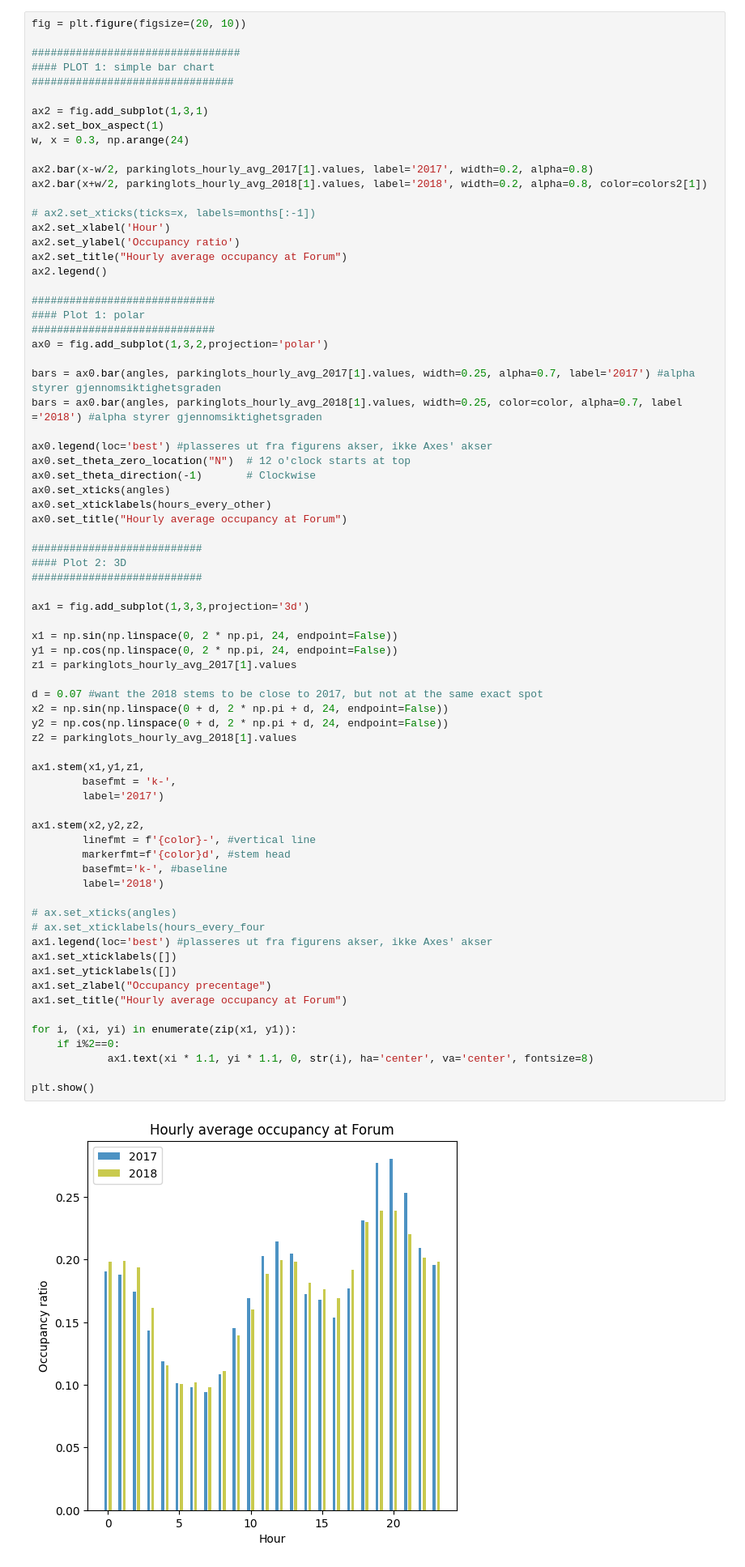
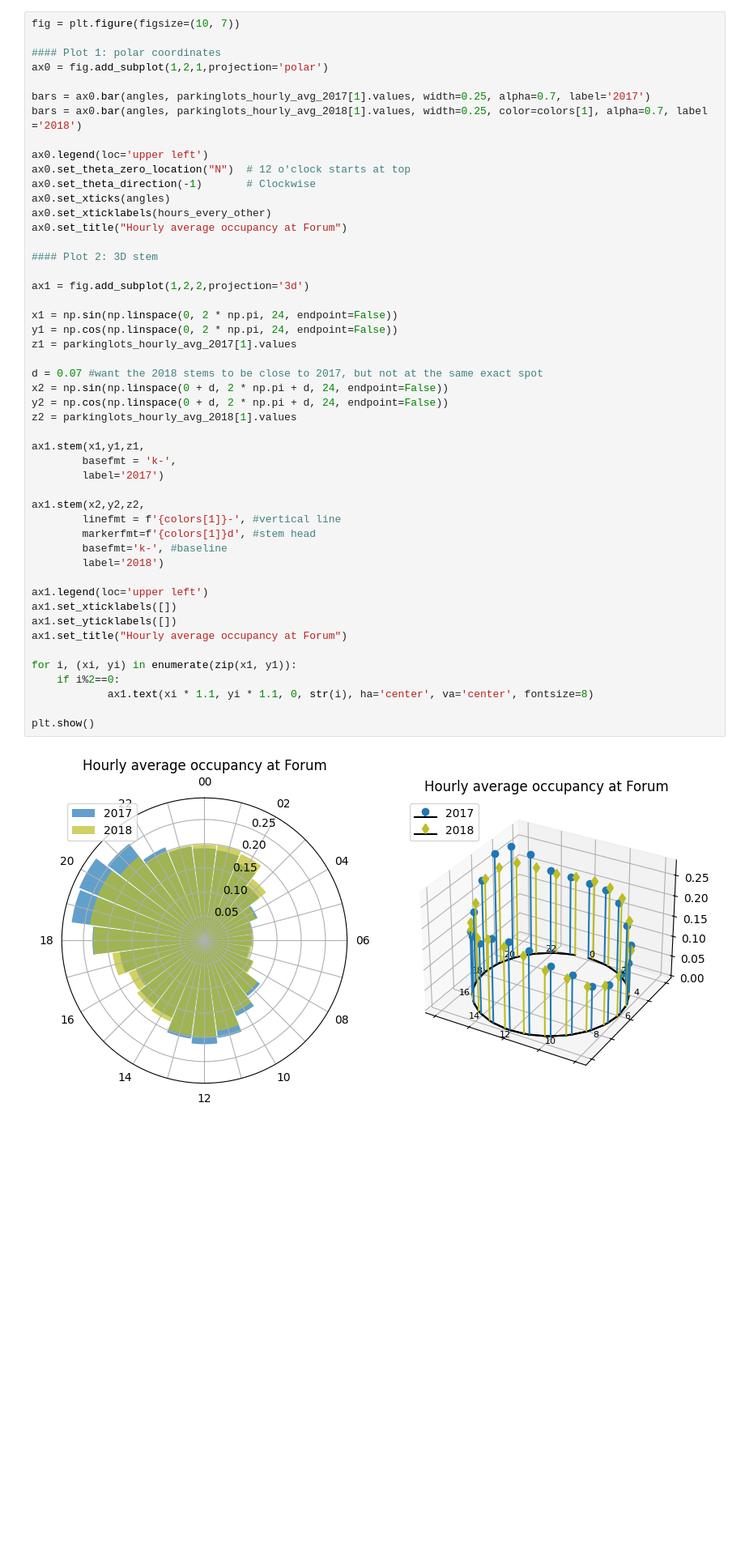
Before and after one commit to lenelise/stavanger_parkinglots, a Jupyter notebook: parking.ipynb, the cells around one changed output. Shown at 81% size. Cells and saved outputs as stored; diff of their text form; blank space fills up the shorter version.

```diff
--- a/parking.ipynb
+++ b/parking.ipynb
@@ -196,75 +202,51 @@ plt.show()
 # %%
-fig = plt.figure(figsize=(20, 10))
+fig = plt.figure(figsize=(10, 7))
 
-#################################
-#### PLOT 1: simple bar chart
-################################
+#### Plot 1: polar coordinates
+ax0 = fig.add_subplot(1,2,1,projection='polar')
 
-ax2 = fig.add_subplot(1,3,1)
-ax2.set_box_aspect(1)
-w, x = 0.3, np.arange(24)
+bars = ax0.bar(angles, parkinglots_hourly_avg_2017[1].values, width=0.25, alpha=0.7, label='2017')
+bars = ax0.bar(angles, parkinglots_hourly_avg_2018[1].values, width=0.25, color=colors[1], alpha=0.7, label ='2018')
 
-ax2.bar(x-w/2, parkinglots_hourly_avg_2017[1].values, label='2017', width=0.2, alpha=0.8)
-ax2.bar(x+w/2, parkinglots_hourly_avg_2018[1].values, label='2018', width=0.2, alpha=0.8, color=colors2[1])
-
-# ax2.set_xticks(ticks=x, labels=months[:-1])
-ax2.set_xlabel('Hour')
-ax2.set_ylabel('Occupancy ratio')
-ax2.set_title("Hourly average occupancy at Forum")
-ax2.legend()
-
-#############################
-#### Plot 1: polar
-#############################
-ax0 = fig.add_subplot(1,3,2,projection='polar')
-
-bars = ax0.bar(angles, parkinglots_hourly_avg_2017[1].values, width=0.25, alpha=0.7, label='2017') #alpha styrer gjennomsiktighetsgraden
-bars = ax0.bar(angles, parkinglots_hourly_avg_2018[1].values, width=0.25, color=color, alpha=0.7, label ='2018') #alpha styrer gjennomsiktighetsgraden
-
-ax0.legend(loc='best') #plasseres ut fra figurens akser, ikke Axes' akser
+ax0.legend(loc='upper left')
 ax0.set_theta_zero_location("N")  # 12 o'clock starts at top
 ax0.set_theta_direction(-1)       # Clockwise
 ax0.set_xticks(angles)
 ax0.set_xticklabels(hours_every_other)
 ax0.set_title("Hourly average occupancy at Forum")
 
-###########################
-#### Plot 2: 3D
-###########################
+#### Plot 2: 3D stem
 
-ax1 = fig.add_subplot(1,3,3,projection='3d')
+ax1 = fig.add_subplot(1,2,2,projection='3d')
 
 x1 = np.sin(np.linspace(0, 2 * np.pi, 24, endpoint=False))
 y1 = np.cos(np.linspace(0, 2 * np.pi, 24, endpoint=False))
 z1 = parkinglots_hourly_avg_2017[1].values
 
 d = 0.07 #want the 2018 stems to be close to 2017, but not at the same exact spot
 x2 = np.sin(np.linspace(0 + d, 2 * np.pi + d, 24, endpoint=False))
 y2 = np.cos(np.linspace(0 + d, 2 * np.pi + d, 24, endpoint=False))
 z2 = parkinglots_hourly_avg_2018[1].values
 
 ax1.stem(x1,y1,z1,
         basefmt = 'k-',
         label='2017')
 
 ax1.stem(x2,y2,z2,
-        linefmt = f'{color}-', #vertical line
-        markerfmt=f'{color}d', #stem head
+        linefmt = f'{colors[1]}-', #vertical line
+        markerfmt=f'{colors[1]}d', #stem head
         basefmt='k-', #baseline
         label='2018')
 
-# ax.set_xticks(angles)
-# ax.set_xticklabels(hours_every_four
-ax1.legend(loc='best') #plasseres ut fra figurens akser, ikke Axes' akser
+ax1.legend(loc='upper left')
 ax1.set_xticklabels([])
 ax1.set_yticklabels([])
-ax1.set_zlabel("Occupancy precentage")
 ax1.set_title("Hourly average occupancy at Forum")
 
 for i, (xi, yi) in enumerate(zip(x1, y1)):
     if i%2==0:
             ax1.text(xi * 1.1, yi * 1.1, 0, str(i), ha='center', va='center', fontsize=8)
 
 plt.show()
 # %% [output]
-[figure, old version]
+[figure, new version]
```
Also changed, not shown: parts of 12 cells of this notebook.
